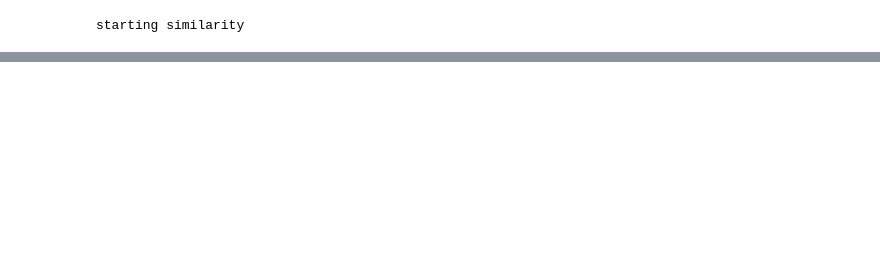
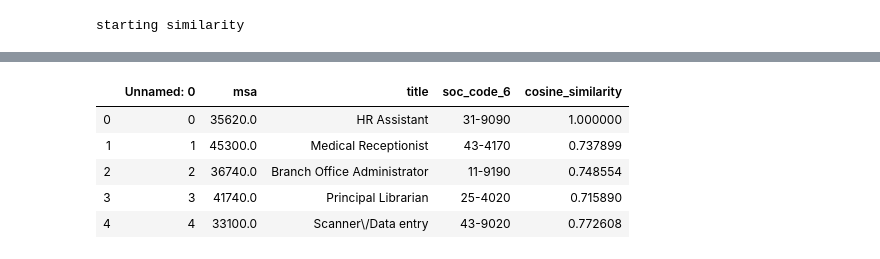
Before and after one commit to anilca-lab/FIS-capstone-project, a Jupyter notebook: Master_notebook.ipynb, the cells around one changed output, grey strips where cells are left out. Cells and saved outputs as stored; diff of their text form; code cells hidden in the pictures; blank space fills up the shorter version.

```diff
--- a/Master_notebook.ipynb
+++ b/Master_notebook.ipynb
@@ -777,2 +937,11 @@ classified_vacancies_df = classified_vacancies_df[['msa', 'title', 'soc_title',
 # %%
 classified_vacancies_df.to_csv('classified_vacancies.csv')
+# %%
+pd.read_csv('classified_vacancies.csv').head()
+# %% [output]
+|  | Unnamed: 0 | msa | title | soc_code_6 | cosine_similarity |
+| 0 | 0 | 35620.0 | HR Assistant | 31-9090 | 1.000000 |
+| 1 | 1 | 45300.0 | Medical Receptionist | 43-4170 | 0.737899 |
+| 2 | 2 | 36740.0 | Branch Office Administrator | 11-9190 | 0.748554 |
+| 3 | 3 | 41740.0 | Principal Librarian | 25-4020 | 0.715890 |
+| 4 | 4 | 33100.0 | Scanner\/Data entry | 43-9020 | 0.772608 |
```
Also changed, not shown: parts of 44 cells of this notebook, 3 other files.
